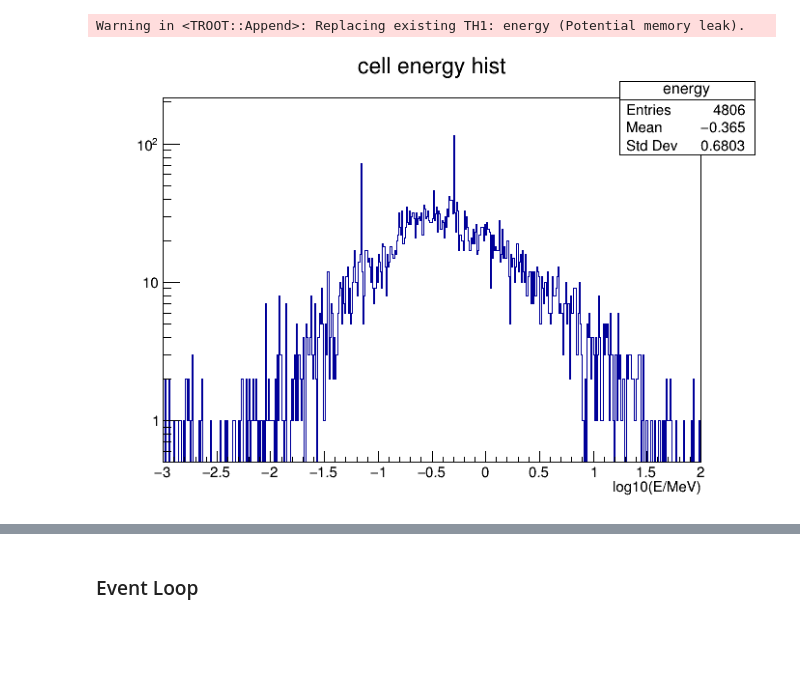
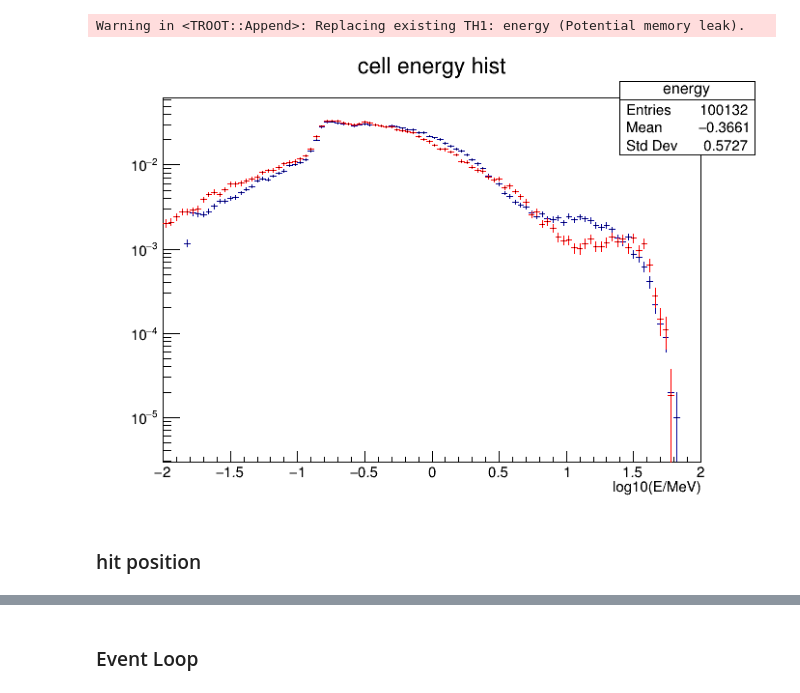
Before and after one commit to key4hep/DDML, a Jupyter notebook: edm4hep_analysis/edm4hep_python.ipynb, the cells around one changed output, grey strips where cells are left out. Cells and saved outputs as stored; diff of their text form; code cells hidden in the pictures; blank space fills up the shorter version.

```diff
--- a/edm4hep_analysis/edm4hep_python.ipynb
+++ b/edm4hep_analysis/edm4hep_python.ipynb
@@ -58,18 +60,14 @@ print("#events with more than one MC particles:",MCmorethanone, "out of", len(re
 # %%
 reader = Reader(filename_fast)
 
-hist_energy = ROOT.TH1F("energy","cell energy hist",500,-3,2)
+hist_energy = ROOT.TH1F("energy","cell energy hist",100,-2,2)
 
 for i, event in enumerate(reader.get('events')):
     mcParticles = event.get("MCParticles")
     pIDs = np.array(mcParticles.PDG())
-    if len(pIDs) == 1:
-        # print(pIDs)
+    if len(pIDs) != 1:
         continue
-    print(i, pIDs)
     hit = event.get("ECalBarrelCollection")
     energies = np.array(hit.energy())
-
-    if i == 26:
-        for energy in energies:
-            hist_energy.Fill(np.log10(energy)+3) # emergy in MeV for comparisonbreak
+    for energy in energies:
+        hist_energy.Fill(np.log10(energy)+3) # emergy in MeV for comparisonbreak
@@ -84,13 +74,13 @@ Warning in <TROOT::Append>: Replacing existing TH1: energy (Potential memory lea
 # %%
 reader = Reader(filename_full)
 
-hist_energy2 = ROOT.TH1F("energy","cell energy hist",500,-3,2)
+hist_energy2 = ROOT.TH1F("energy","cell energy hist",100,-2,2)
 
 for i, event in enumerate(reader.get('events')):
     if i == 50: break
     mcParticles = event.get("MCParticles")
     pIDs = np.array(mcParticles.PDG())
-    if len(pIDs) == 1:
+    if len(pIDs) != 1:
         # print(pIDs)
         continue
     hit = event.get("ECalBarrelCollection")
@@ -102,13 +92,15 @@ Warning in <TROOT::Append>: Replacing existing TH1: energy (Potential memory lea
 # %%
 ### Draw via ROOT
 c1 = ROOT.TCanvas()
 hist_energy.GetXaxis().SetTitle("log10(E/MeV)")
-# hist_energy.Scale(1/hist_energy.Integral())
-# hist_energy2.Scale(1/hist_energy2.Integral())
+hist_energy.Scale(1/hist_energy.Integral())
+hist_energy2.Scale(1/hist_energy2.Integral())
 hist_energy2.SetLineColor(2)
 hist_energy.Draw()
-# hist_energy2.Draw('SAME')
+hist_energy2.Draw('SAME')
 c1.SetLogy()
 c1.Draw()
 # %% [output]
-[figure, old version]
+[figure, new version]
+# %% [markdown]
+### hit position
```
Also changed, not shown: parts of 7 cells of this notebook.
